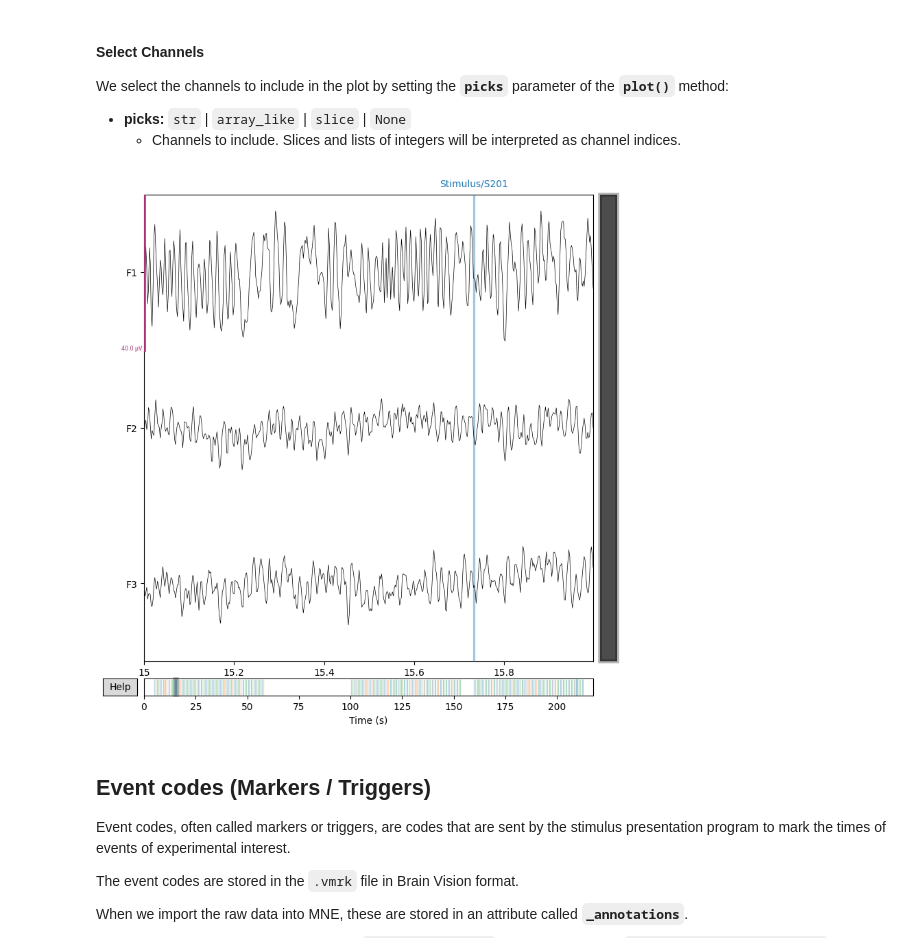
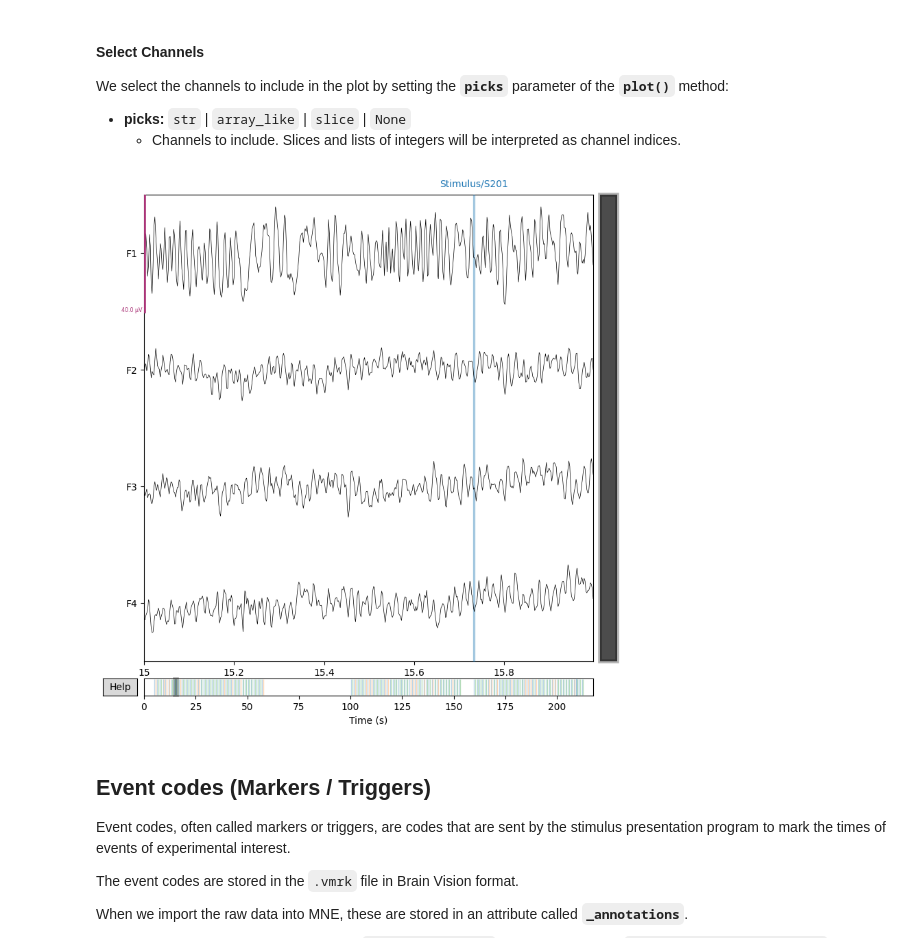
Before and after one commit to tariqzahratahdi/NeuralDataScience, a Jupyter notebook: course_eeg_visualizing_raw_eeg__using_mne.ipynb, the cells around one changed output. Saved outputs shown, nothing was run; the diff lists cells and outputs as text; code cells hidden in the pictures.

```diff
--- a/course_eeg_visualizing_raw_eeg__using_mne.ipynb
+++ b/course_eeg_visualizing_raw_eeg__using_mne.ipynb
@@ -172,11 +172,11 @@ We select the channels to include in the plot by setting the **`picks`** paramet
 * **picks:** `str` | `array_like` | `slice` | `None`
   * Channels to include. Slices and lists of integers will be interpreted as channel indices.
 # %%
-# select channels F1, F2, F3
-raw.plot(start=15, duration=1, picks=['F1', 'F2', 'F3'])
+# select channels F1, F2, F3, F4
+raw.plot(start=15, duration=1, picks=['F1', 'F2', 'F3', 'F4'])
 plt.show()
 # %% [output]
-[figure, old version]
+[figure, new version]
 # %% [markdown]
 ## Event codes (Markers / Triggers)
 
```
